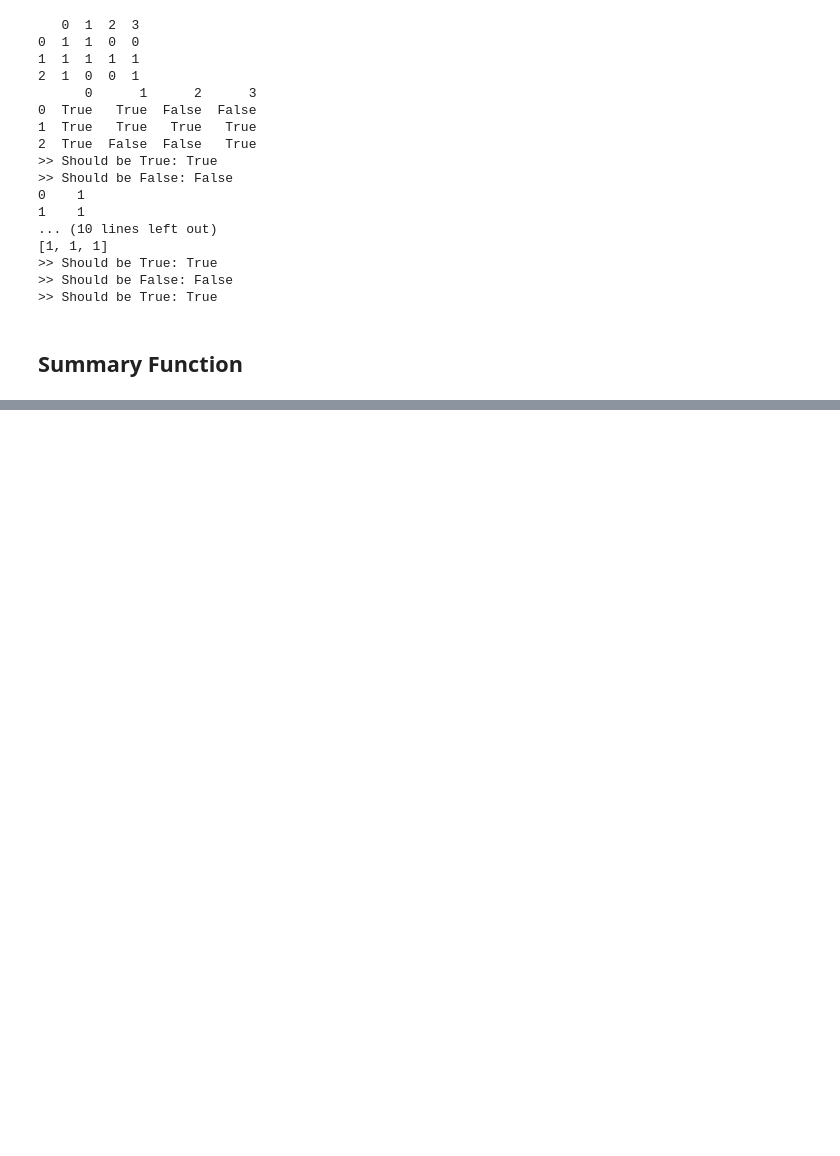
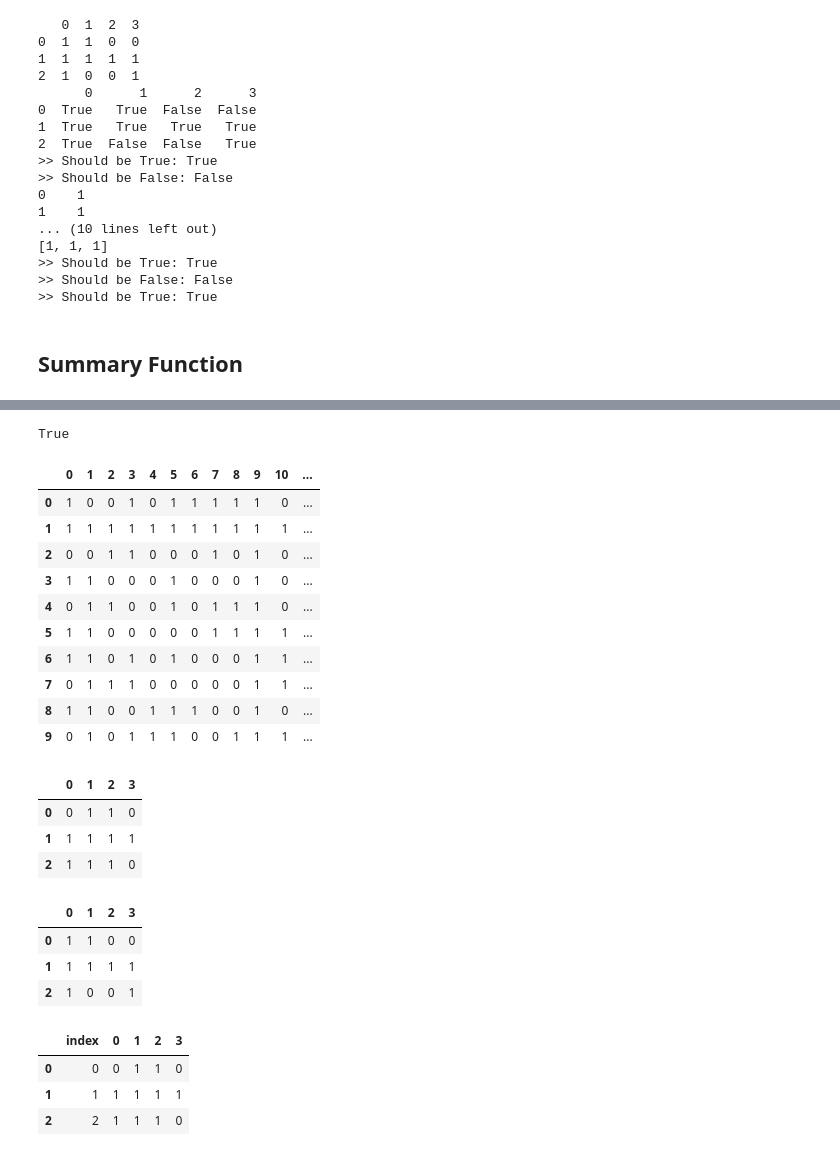
Before and after one commit to tranndt/myutils, a Jupyter notebook: __debug__.ipynb, the cells around one changed output, grey strips where cells are left out. Saved outputs shown, nothing was run; the diff lists cells and outputs as text; code cells hidden in the pictures; blank space fills up the shorter version.

Commit message:
Added Write and Read Dataframe Functionality and New Dec_Numpy function

```diff
--- a/__debug__.ipynb
+++ b/__debug__.ipynb
@@ -721,0 +800,49 @@ __test__()
+# %%
+isinstance(True,int)
+# %% [output]
+True
+# %%
+
+def random_dataframe(low=2,high=None,size=None,random_state=None):
+    np.random.seed(random_state)
+    rd = np.random.randint(low,high,size)
+    return pd.DataFrame(rd)
+
+random_dataframe(2,size=(10,15))
+# %% [output]
+|  | 0 | 1 | 2 | 3 | 4 | 5 | 6 | 7 | 8 | 9 | 10 | ... |
+| 0 | 1 | 0 | 0 | 1 | 0 | 1 | 1 | 1 | 1 | 1 | 0 | ... |
+| 1 | 1 | 1 | 1 | 1 | 1 | 1 | 1 | 1 | 1 | 1 | 1 | ... |
+| 2 | 0 | 0 | 1 | 1 | 0 | 0 | 0 | 1 | 0 | 1 | 0 | ... |
+| 3 | 1 | 1 | 0 | 0 | 0 | 1 | 0 | 0 | 0 | 1 | 0 | ... |
+| 4 | 0 | 1 | 1 | 0 | 0 | 1 | 0 | 1 | 1 | 1 | 0 | ... |
+| 5 | 1 | 1 | 0 | 0 | 0 | 0 | 0 | 1 | 1 | 1 | 1 | ... |
+| 6 | 1 | 1 | 0 | 1 | 0 | 1 | 0 | 0 | 0 | 1 | 1 | ... |
+| 7 | 0 | 1 | 1 | 1 | 0 | 0 | 0 | 0 | 0 | 1 | 1 | ... |
+| 8 | 1 | 1 | 0 | 0 | 1 | 1 | 1 | 0 | 0 | 1 | 0 | ... |
+| 9 | 0 | 1 | 0 | 1 | 1 | 1 | 0 | 0 | 1 | 1 | 1 | ... |
+# %%
+df = random_dataframe(2,size=(3,4),random_state=0)
+write_dataframe(df,"data/2x3x4.csv")
+# %% [output]
+|  | 0 | 1 | 2 | 3 |
+| 0 | 0 | 1 | 1 | 0 |
+| 1 | 1 | 1 | 1 | 1 |
+| 2 | 1 | 1 | 1 | 0 |
+# %%
+df = random_dataframe(2,size=(3,4),random_state=1)
+write_dataframe(df,"data/2x3x4_1.csv")
+# %% [output]
+|  | 0 | 1 | 2 | 3 |
+| 0 | 1 | 1 | 0 | 0 |
+| 1 | 1 | 1 | 1 | 1 |
+| 2 | 1 | 0 | 0 | 1 |
+# %%
+read_dataframe("data/2x3x4.csv",unnamed_col=True)
+read_dataframe("data/2x3x4.csv",unnamed_col=False)
+read_dataframe("data/2x3x4.csv",unnamed_col="index")
+# %% [output]
+|  | index | 0 | 1 | 2 | 3 |
+| 0 | 0 | 0 | 1 | 1 | 0 |
+| 1 | 1 | 1 | 1 | 1 | 1 |
+| 2 | 2 | 1 | 1 | 1 | 0 |
```
Also changed, not shown: parts of 3 cells of this notebook, 12 other files.
